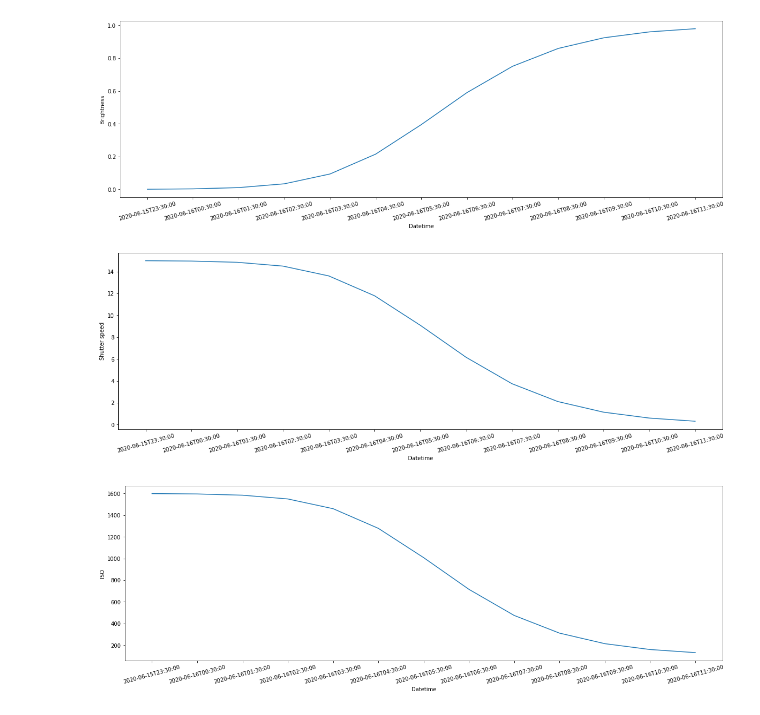
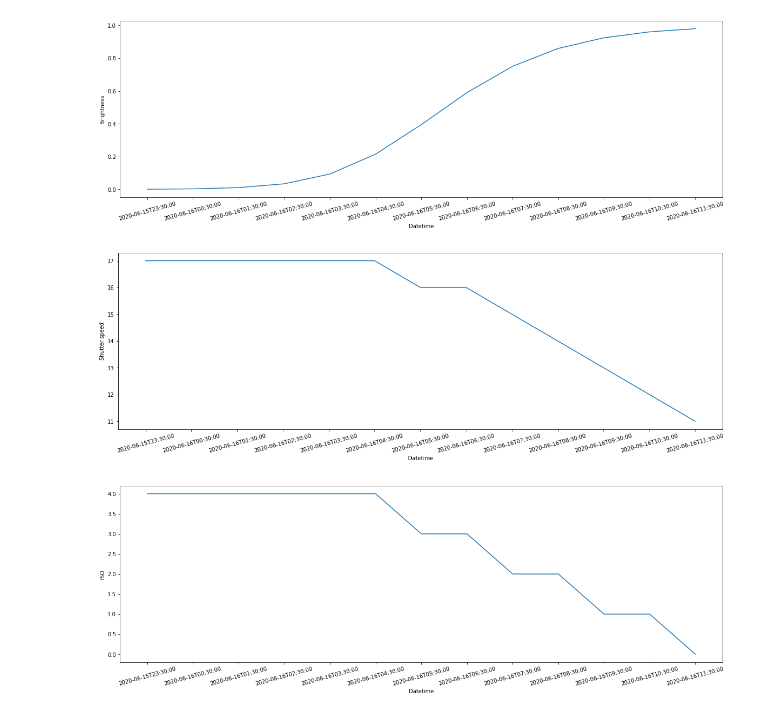
Before and after one commit to szigyi/expose-to-the-light, a Jupyter notebook: prototype_ettl.ipynb, the cells around one changed output. Saved outputs shown, nothing was run; the diff lists cells and outputs as text; code cells hidden in the pictures.

Commit message:
Bucketing the iso and shutterspeed
ISO and shutter speed is not continous in real life so I have to create their discrete form

```diff
--- a/prototype_ettl.ipynb
+++ b/prototype_ettl.ipynb
@@ -2,8 +2,10 @@
 import datetime
 import math
 import numpy as np
+import pandas as pd
 from datetime import timedelta
 from scipy.interpolate import interp1d
+import matplotlib.pyplot as plt
 
 # current date 2020.06.15
 
@@ -68,4 +70,20 @@ for i in range(0, 13):
     np_brightness = np.append(np_brightness, [brightness])
     np_shutter_speed = np.append(np_shutter_speed, [settings[0]])
     np_iso = np.append(np_iso, [settings[1]])
+
+df = pd.DataFrame({
+    'brightness': pd.Series(np_brightness, dtype='float64'),
+    'shutter_speed': pd.Series(np_shutter_speed, dtype='float64'),
+    'iso': pd.Series(np_iso, dtype='float64')
+})
+
+cut_labels_iso = [100, 200, 400, 800, 1600]
+cut_bins_iso = [100, 150, 300, 600, 1200, 3200]
+df['cut_iso'] = pd.cut(df['iso'], bins=cut_bins_iso, labels=cut_labels_iso)
+
+cut_labels_shutter_speed = [1/8000, 1/4000, 1/2000, 1/1000, 1/500, 1/250, 1/125, 1/60, 1/30, 1/15, 1/8, 1/4, 1/2, 1, 2, 4, 8, 15]
+cut_bins_shutter_speed = [1/8000, 1/6000, 1/4000, 1/3000, 1/750, 1/375, 1/190, 1/90, 1/45, 1/22, 1/11, 1/6, 1/3, 0.75, 1.5, 3, 6, 11, 15]
+df['cut_shutter_speed'] = pd.cut(df['shutter_speed'], bins=cut_bins_shutter_speed, labels=cut_labels_shutter_speed)
+
+df[['cut_shutter_speed', 'shutter_speed']]
 # %% [output]
@@ -85,19 +104,16 @@ for i in range(0, 13):
 # %%
-import numpy as np
-import matplotlib.pyplot as plt
-
 def show_plot(x, y, y_label):
     plt.rcParams["figure.figsize"] = (20,6)
     plt.xticks(rotation=15)
     plt.xlabel("Datetime")
     plt.ylabel(y_label)
     plt.plot(x, y)
     plt.show()
 
 show_plot(np_time, np_brightness, "Brightness")
-show_plot(np_time, np_shutter_speed, "Shutter speed")
-show_plot(np_time, np_iso, "ISO")
+show_plot(np_time, df['cut_shutter_speed'], "Shutter speed")
+show_plot(np_time, df['cut_iso'], "ISO")
 # %% [output]
 [figure]
-[figure, old version]
+[figure, new version]
-[figure, old version]
+[figure, new version]
```
Also changed, not shown: parts of 1 cell of this notebook.
